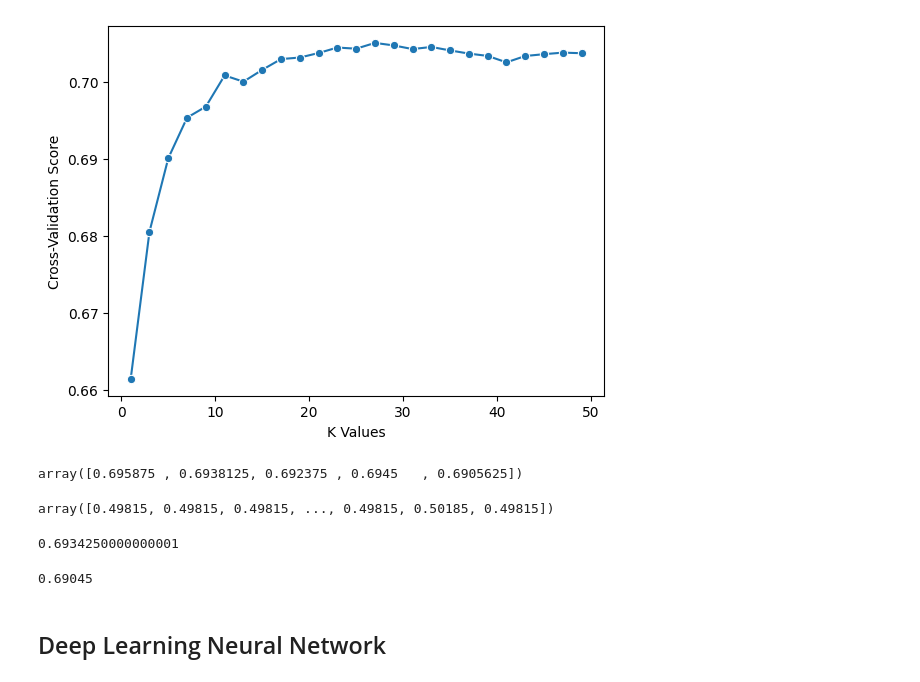
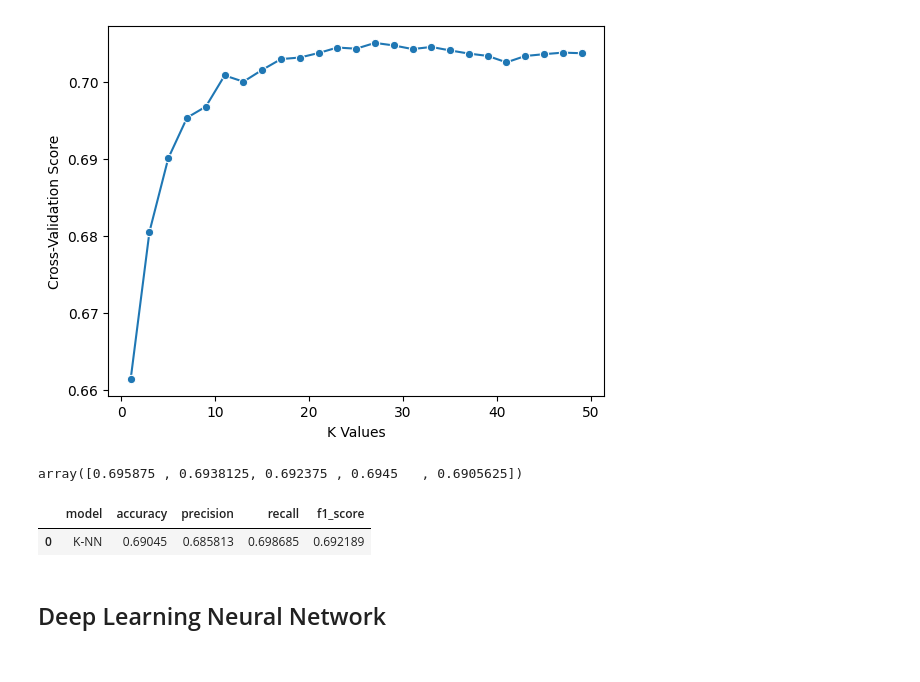
Before and after one commit to Chronyx132/Twitter_Sentiment, a Jupyter notebook: Src/Irving.ipynb, the cells around one changed output. Cells and saved outputs as stored; diff of their text form; code cells hidden in the pictures.

```diff
--- a/Src/Irving.ipynb
+++ b/Src/Irving.ipynb
@@ -118,19 +137,13 @@ cross_val_score(knn, X_train, y_train, cv=5)
 # %% [output]
 array([0.695875 , 0.6938125, 0.692375 , 0.6945   , 0.6905625])
 # %%
-y_pred = knn.predict(X_test)
+yhat_pred = knn.predict(X_test) > 0.5
+y_pred2 = yhat_pred
-# %% [output]
-array([0.49815, 0.49815, 0.49815, ..., 0.49815, 0.50185, 0.49815])
-# %%
-knn_train_acc = float(np.mean([0.695875 , 0.6938125, 0.692375 , 0.6945   , 0.6905625]))
-knn_train_acc
-# %% [output]
-0.6934250000000001
-# %%
-knn_test_acc = float(sum(np.array(list(map(lambda x: int(x[0]), y_test))) == y_pred)/ len(y_test))
-knn_test_acc
-# %% [output]
-0.69045
+# %%
+metrics(y_test, yhat_pred, table = True, model_name="K-NN")
+# %% [output]
+|  | model | accuracy | precision | recall | f1_score |
+| 0 | K-NN | 0.69045 | 0.685813 | 0.698685 | 0.692189 |
 # %% [markdown]
 ## Deep Learning Neural Network
 # %%
```
Also changed, not shown: parts of 27 cells of this notebook.
